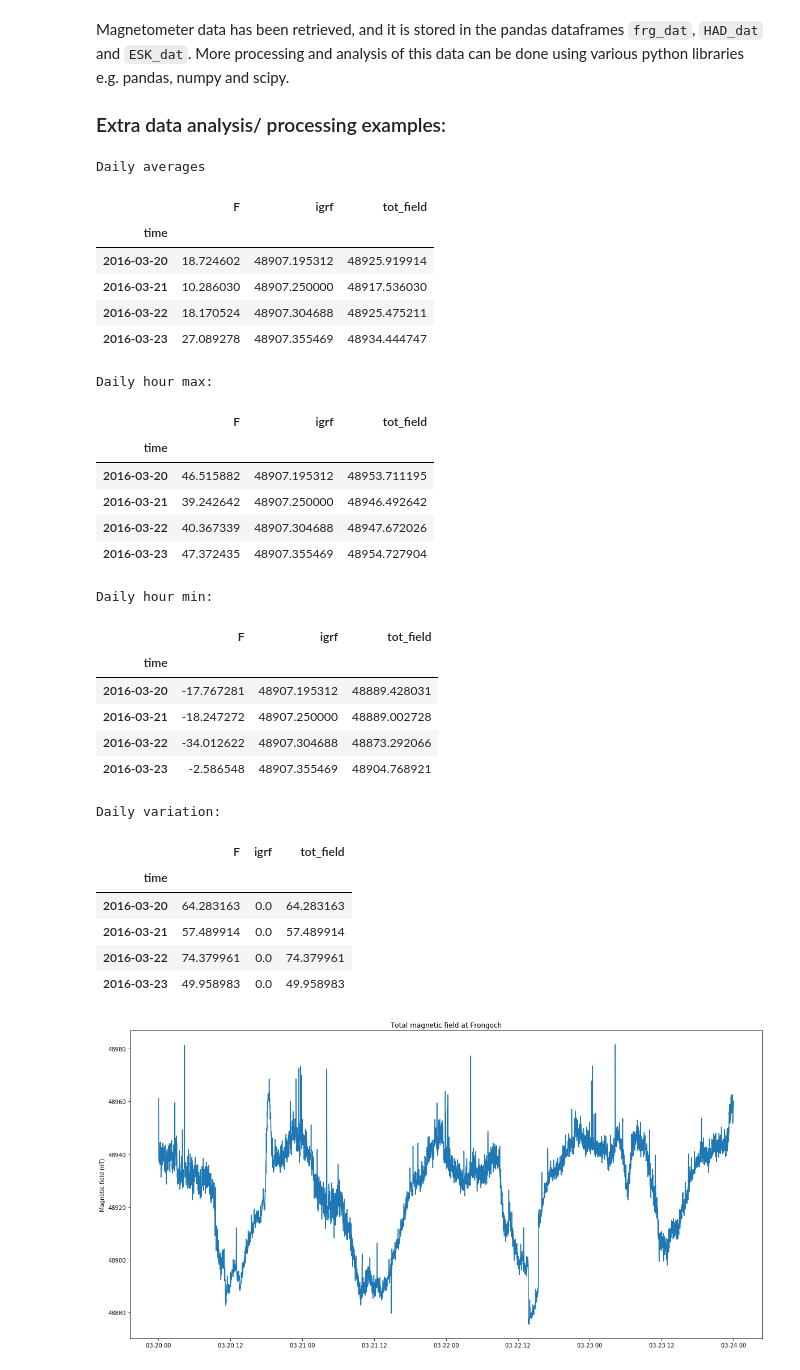
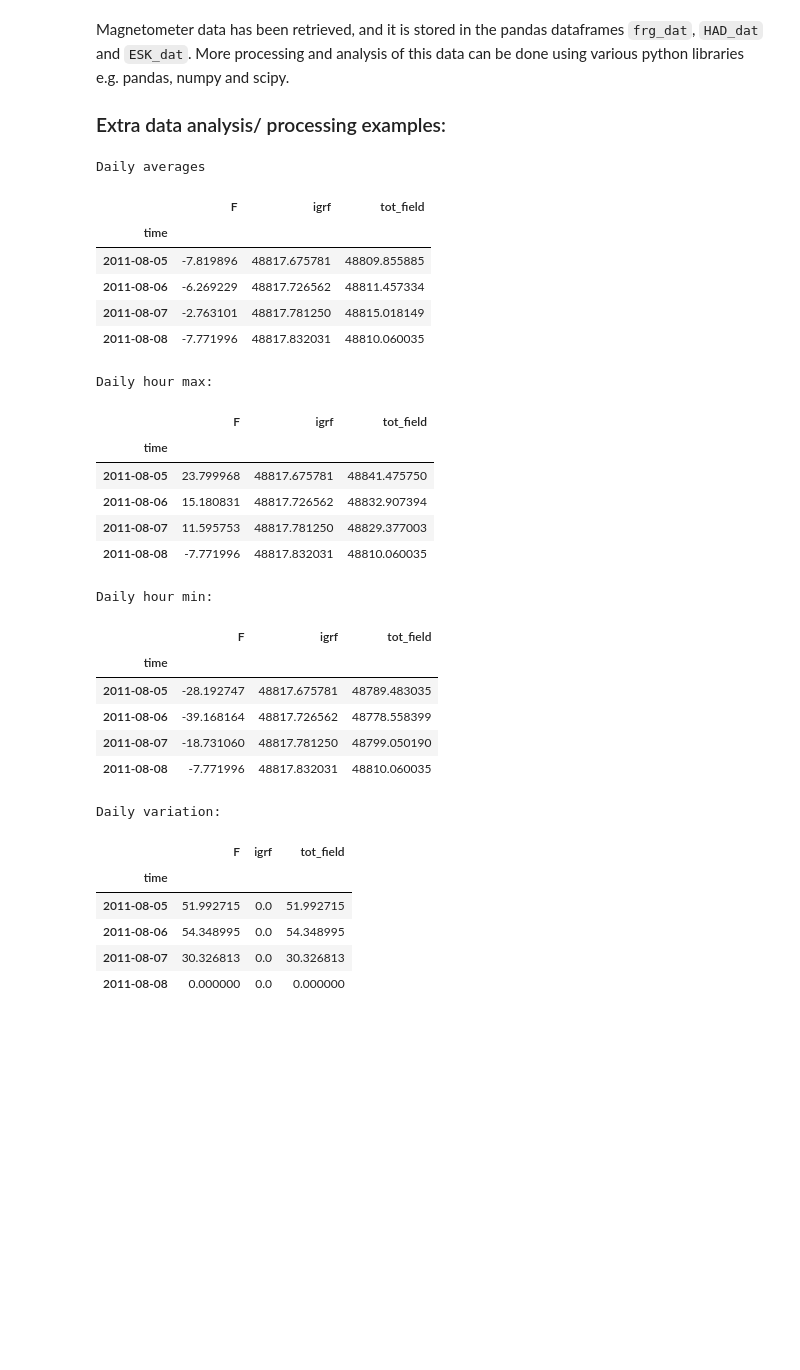
Before and after one commit to Jammyjamjamman/Magnetometer_data_server, a Jupyter notebook: client_interface/Getting_Magnetometer_Data.ipynb, the cells around one changed output. Cells and saved outputs as stored; diff of their text form; code cells hidden in the pictures; blank space fills up the shorter version.

```diff
--- a/client_interface/Getting_Magnetometer_Data.ipynb
+++ b/client_interface/Getting_Magnetometer_Data.ipynb
@@ -58,7 +58,7 @@ dat_url = 'http://localhost:5000/mag_dat'
 # as a POSIX time number.
 payload = {"sensor_id": "frg_single_fgm3",
            "starttime": int(pd.Timestamp("2011-08-05 00:00:00").timestamp()),
-           "endtime": int(pd.Timestamp("2011-08-10 23:59:00").timestamp())
+           "endtime": int(pd.Timestamp("2011-08-07 23:59:00").timestamp())
          }
 
 # Request the data from the web
@@ -74,10 +74,11 @@ if r.status_code == requests.codes.ok:
     # Plot the data.
     plt.figure(figsize=(20,10))
     # remove huge spikes in the magnetometer data before plotting.
+    frg_dat["tot_field"] = frg_dat["F"] + frg_dat["igrf"]
     frg_dat_valid = frg_dat.loc[(frg_dat["F"] > -100) & (frg_dat["F"] < 100)]
     plt.title("Frongoch farm Earth Magnetic Field Measurements")
     plt.ylabel("Magnetic field (nT)")
-    plt.plot(frg_dat_valid.index, frg_dat_valid["F"])
+    plt.plot(frg_dat_valid.index, frg_dat_valid["tot_field"])
 else:
     print("Failed to get data!")
 # %% [output]
@@ -159,61 +160,52 @@ Magnetometer data has been retrieved, and it is stored in the pandas dataframes
 
 ### Extra data analysis/ processing examples:
 # %%
-# Getting the absolute change in Frongoch magnetic field.
-frg_dat["tot_field"] = frg_dat["F"] + frg_dat["igrf"]
-plt.figure(figsize=(20,10))
-plt.title("Total magnetic field at Frongoch")
-plt.ylabel("Magnetic field (nT)")
-frg_dat_valid = frg_dat.loc[frg_dat["F"] > -200]
-plt.plot(frg_dat_valid.index, frg_dat_valid["tot_field"])
-
 # Getting daily averages
 print("Daily averages")
 display(frg_dat.resample("1d").mean())
 
 # Downsample + smooth to 1 hour readings.
 frg_1h = frg_dat.resample("1h").mean()
 # Getting daily 1 hour average maximums.
 print("Daily hour max:")
 display(frg_1h.resample("1d").max())
 
 # Getting daily 1 hour average minimums.
 print("Daily hour min:")
 display(frg_1h.resample("1d").min())
 
 # Getting daily differences.
 print("Daily variation:")
 display(frg_1h.resample("1d").max() - frg_1h.resample("1d").min())
 
 # Save the data locally:
 frg_dat.to_csv("my_frongoch_dat.csv")
 # %% [output]
 Daily averages
 |  | F | igrf | tot_field |
 | time |  |  |  |
-| 2016-03-20 | 18.724602 | 48907.195312 | 48925.919914 |
-| 2016-03-21 | 10.286030 | 48907.250000 | 48917.536030 |
-| 2016-03-22 | 18.170524 | 48907.304688 | 48925.475211 |
-| 2016-03-23 | 27.089278 | 48907.355469 | 48934.444747 |
+| 2011-08-05 | -7.819896 | 48817.675781 | 48809.855885 |
+| 2011-08-06 | -6.269229 | 48817.726562 | 48811.457334 |
+| 2011-08-07 | -2.763101 | 48817.781250 | 48815.018149 |
+| 2011-08-08 | -7.771996 | 48817.832031 | 48810.060035 |
 Daily hour max:
 |  | F | igrf | tot_field |
 | time |  |  |  |
-| 2016-03-20 | 46.515882 | 48907.195312 | 48953.711195 |
-| 2016-03-21 | 39.242642 | 48907.250000 | 48946.492642 |
-| 2016-03-22 | 40.367339 | 48907.304688 | 48947.672026 |
-| 2016-03-23 | 47.372435 | 48907.355469 | 48954.727904 |
+| 2011-08-05 | 23.799968 | 48817.675781 | 48841.475750 |
+| 2011-08-06 | 15.180831 | 48817.726562 | 48832.907394 |
+| 2011-08-07 | 11.595753 | 48817.781250 | 48829.377003 |
+| 2011-08-08 | -7.771996 | 48817.832031 | 48810.060035 |
 Daily hour min:
 |  | F | igrf | tot_field |
 | time |  |  |  |
-| 2016-03-20 | -17.767281 | 48907.195312 | 48889.428031 |
-| 2016-03-21 | -18.247272 | 48907.250000 | 48889.002728 |
-| 2016-03-22 | -34.012622 | 48907.304688 | 48873.292066 |
-| 2016-03-23 | -2.586548 | 48907.355469 | 48904.768921 |
+| 2011-08-05 | -28.192747 | 48817.675781 | 48789.483035 |
+| 2011-08-06 | -39.168164 | 48817.726562 | 48778.558399 |
+| 2011-08-07 | -18.731060 | 48817.781250 | 48799.050190 |
+| 2011-08-08 | -7.771996 | 48817.832031 | 48810.060035 |
 Daily variation:
 |  | F | igrf | tot_field |
 | time |  |  |  |
-| 2016-03-20 | 64.283163 | 0.0 | 64.283163 |
-| 2016-03-21 | 57.489914 | 0.0 | 57.489914 |
-| 2016-03-22 | 74.379961 | 0.0 | 74.379961 |
-| 2016-03-23 | 49.958983 | 0.0 | 49.958983 |
+| 2011-08-05 | 51.992715 | 0.0 | 51.992715 |
+| 2011-08-06 | 54.348995 | 0.0 | 54.348995 |
+| 2011-08-07 | 30.326813 | 0.0 | 30.326813 |
+| 2011-08-08 | 0.000000 | 0.0 | 0.000000 |
-[figure, removed]
```
Also changed, not shown: parts of 4 cells of this notebook, 1 other file.
